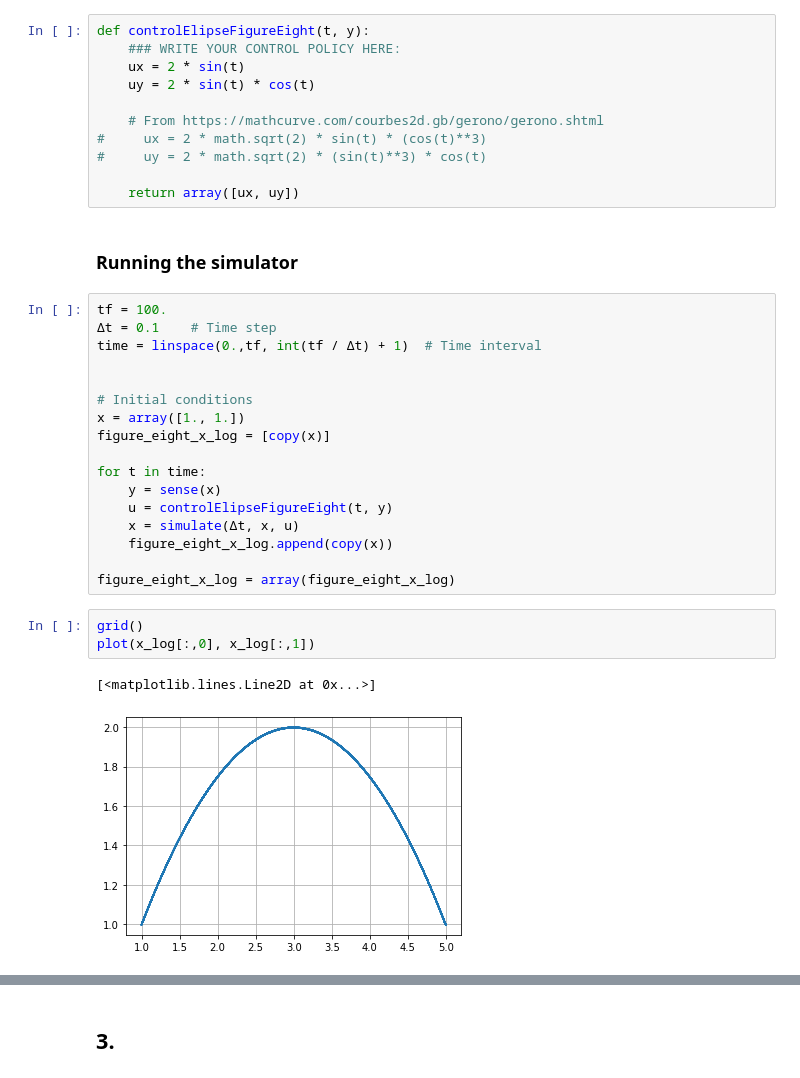
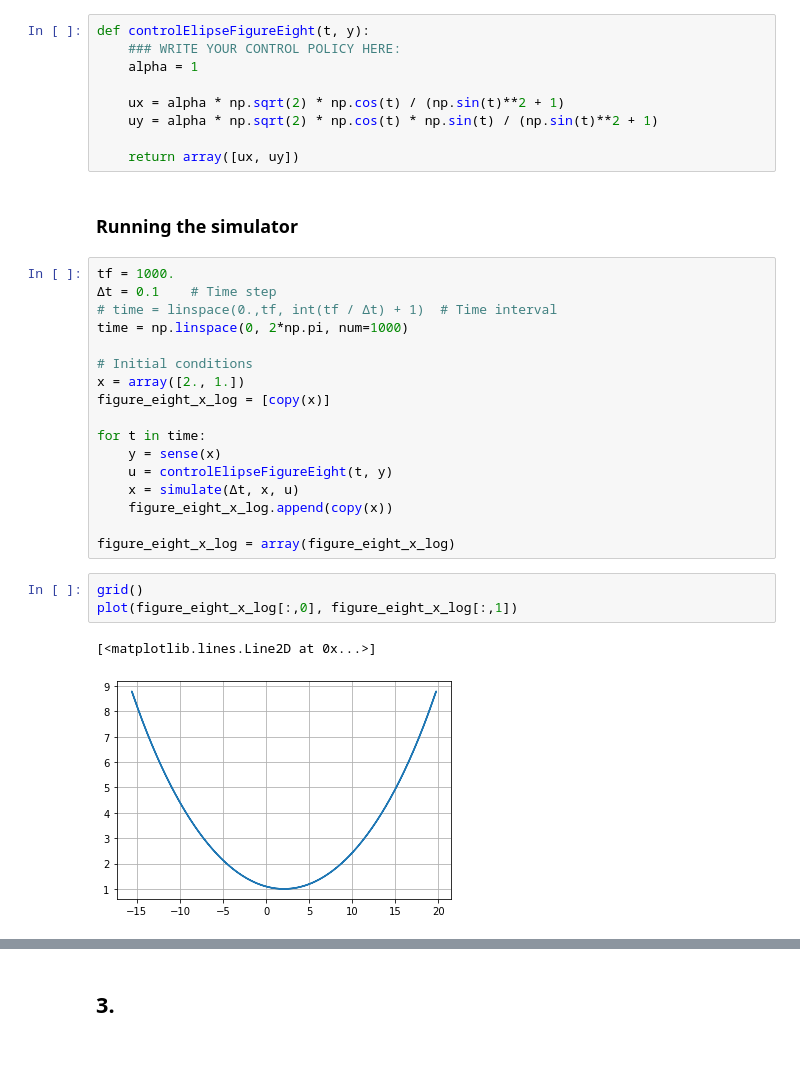
Before and after one commit to anh212/cse360-workshop1, a Jupyter notebook: workshop-1.ipynb, the cells around one changed output, grey strips where cells are left out. Drawn from its saved outputs; the diff is of its cells as text.

```diff
--- a/workshop-1.ipynb
+++ b/workshop-1.ipynb
@@ -62,24 +64,22 @@ plot(elipse_x_log[:,0], elipse_x_log[:,1])
 # %%
 def controlElipseFigureEight(t, y):
     ### WRITE YOUR CONTROL POLICY HERE:
-    ux = 2 * sin(t)
-    uy = 2 * sin(t) * cos(t)
+    alpha = 1
 
-    # From https://mathcurve.com/courbes2d.gb/gerono/gerono.shtml
-#     ux = 2 * math.sqrt(2) * sin(t) * (cos(t)**3)
-#     uy = 2 * math.sqrt(2) * (sin(t)**3) * cos(t)
+    ux = alpha * np.sqrt(2) * np.cos(t) / (np.sin(t)**2 + 1)
+    uy = alpha * np.sqrt(2) * np.cos(t) * np.sin(t) / (np.sin(t)**2 + 1)
 
     return array([ux, uy])
 # %% [markdown]
 ### Running the simulator
 # %%
-tf = 100.
+tf = 1000.
 Δt = 0.1    # Time step
-time = linspace(0.,tf, int(tf / Δt) + 1)  # Time interval
-
+# time = linspace(0.,tf, int(tf / Δt) + 1)  # Time interval
+time = np.linspace(0, 2*np.pi, num=1000)
 
 # Initial conditions
-x = array([1., 1.])
+x = array([2., 1.])
 figure_eight_x_log = [copy(x)]
 
 for t in time:
@@ -91,7 +91,7 @@ for t in time:
 figure_eight_x_log = array(figure_eight_x_log)
 # %%
 grid()
-plot(x_log[:,0], x_log[:,1])
+plot(figure_eight_x_log[:,0], figure_eight_x_log[:,1])
 # %% [output]
 [<matplotlib.lines.Line2D at 0x...>]
-[figure, old version]
+[figure, new version]
```
Also changed, not shown: parts of 11 cells of this notebook, 1 other file.
